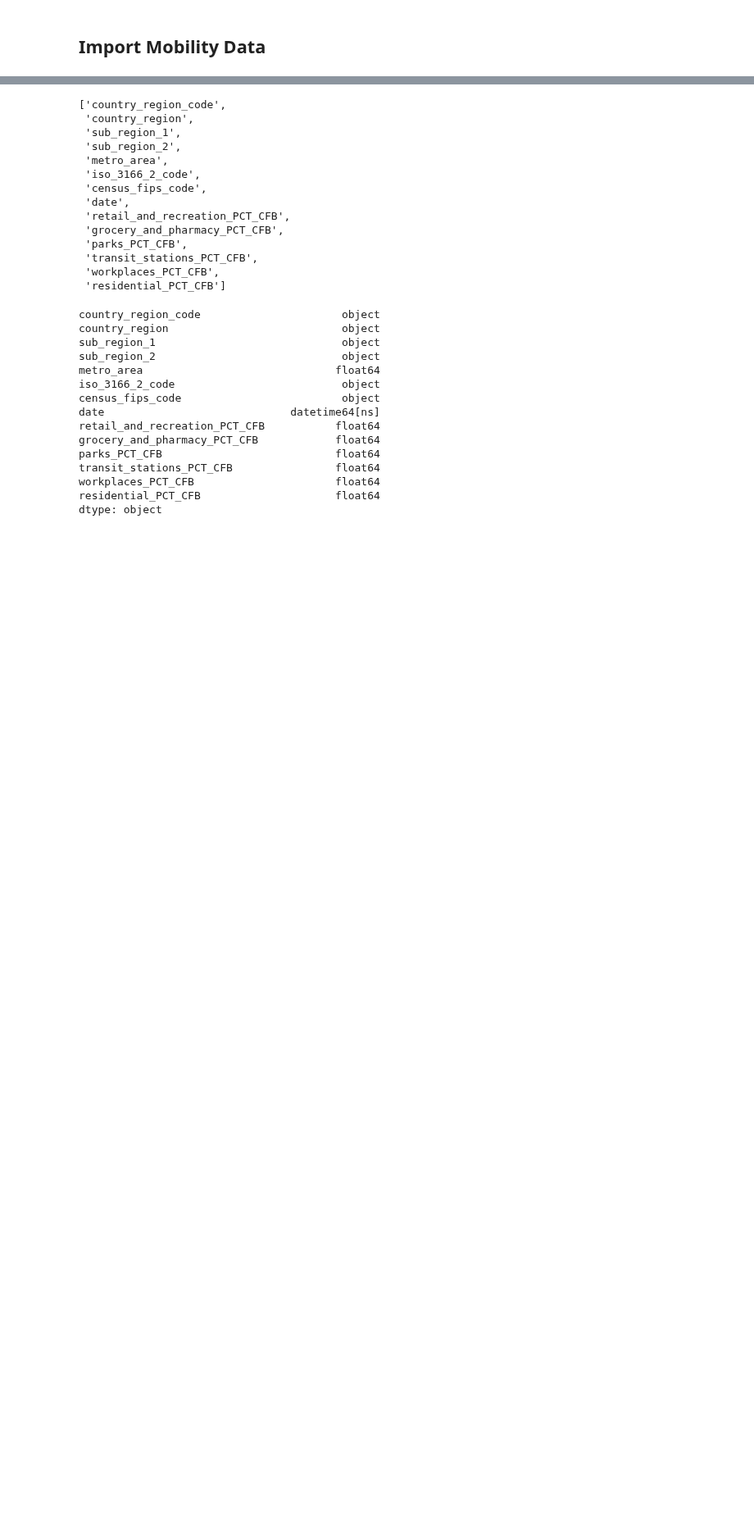
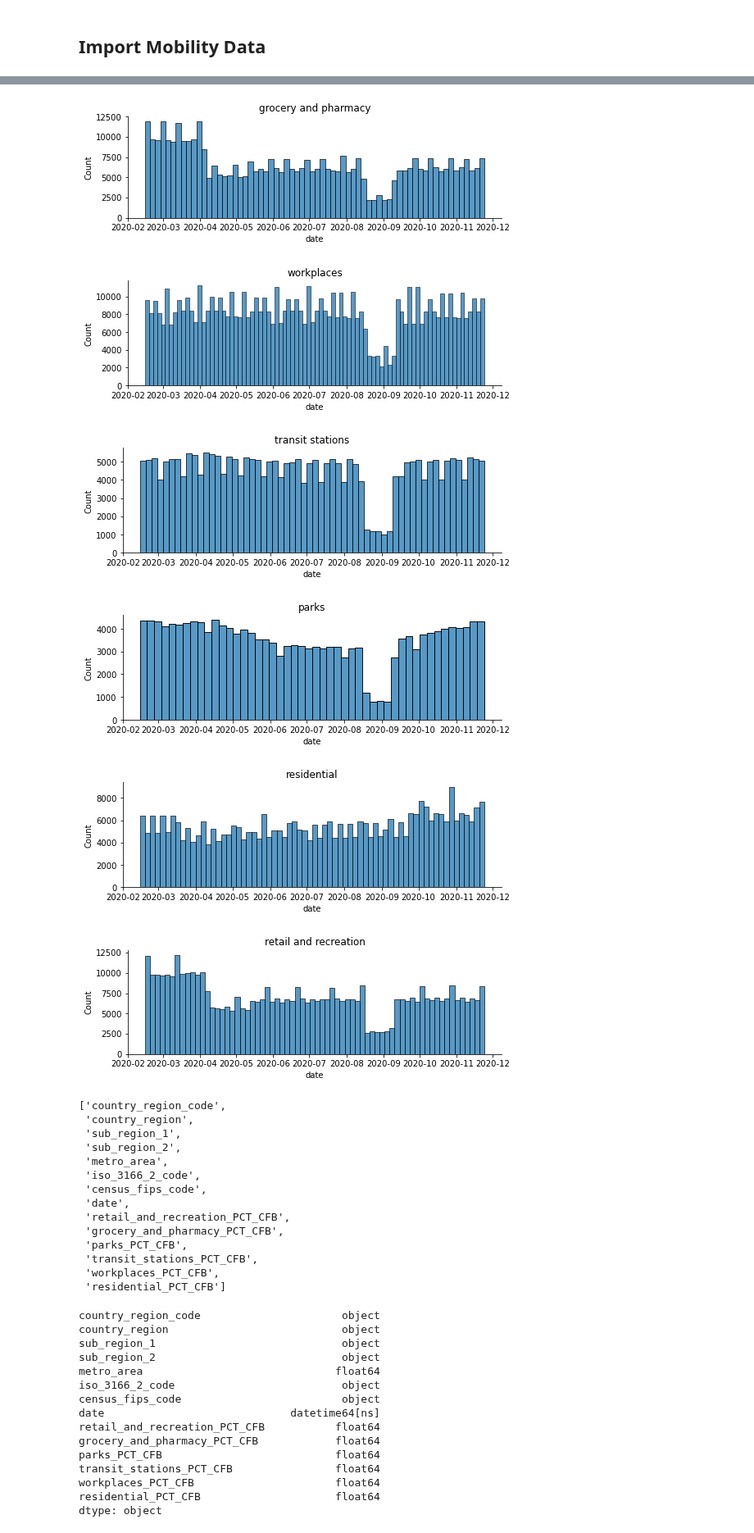
Before and after one commit to pballent/hia-covid, a Jupyter notebook: hia_covid_python_data_preprocess/Google_Mobility_Join_Counties_and_COVID.ipynb, the cells around one changed output, grey strips where cells are left out. Shown at 82% size. Saved outputs shown, nothing was run; the diff lists cells and outputs as text; code cells hidden in the pictures; blank space fills up the shorter version.

```diff
--- a/hia_covid_python_data_preprocess/Google_Mobility_Join_Counties_and_COVID.ipynb
+++ b/hia_covid_python_data_preprocess/Google_Mobility_Join_Counties_and_COVID.ipynb
@@ -18,3 +29,30 @@ sns.displot(mob.date, height=4, aspect=4)
+# %%
+pharm = mob[['grocery_and_pharmacy_PCT_CFB','date']].dropna()
+work = mob[['workplaces_PCT_CFB','date']].dropna()
+tr = mob[['transit_stations_PCT_CFB','date']].dropna()
+park = mob[['parks_PCT_CFB','date']].dropna()
+res = mob[['residential_PCT_CFB','date']].dropna()
+ret = mob[['retail_and_recreation_PCT_CFB','date']].dropna()
+# %%
+list_frames = [
+(pharm, 'grocery and pharmacy'),
+(work, 'workplaces'),
+(tr, 'transit stations'),
+(park, 'parks'),
+(res, 'residential'),
+(ret, 'retail and recreation')
+]
+# %%
+for i in list_frames:
+    sns.displot(i[0].date, height=2.5, aspect=3, )
+    plt.title("{x}".format(x=i[1]))
+# %% [output]
+[figure, added]
+[figure, added]
+[figure, added]
+[figure, added]
+[figure, added]
+[figure, added]
 # %%
 mob['date'] = mob['date'].astype('datetime64')
 # %%
```
Also changed, not shown: parts of 3 cells of this notebook, 2 other files.
